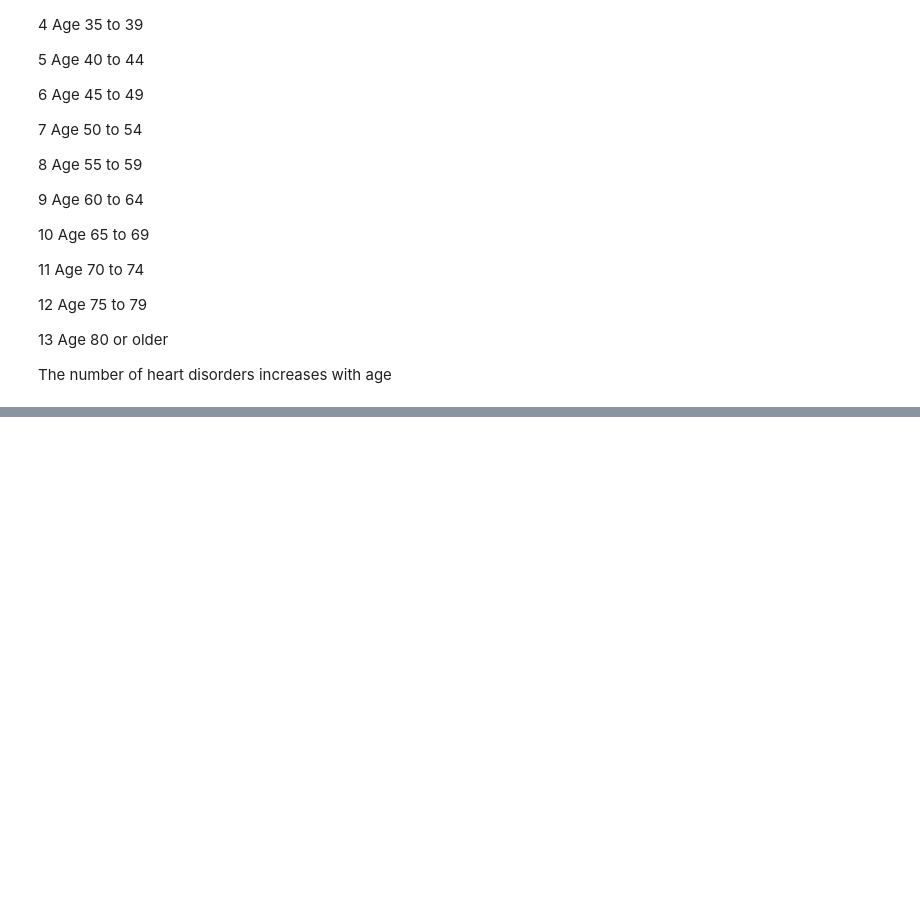
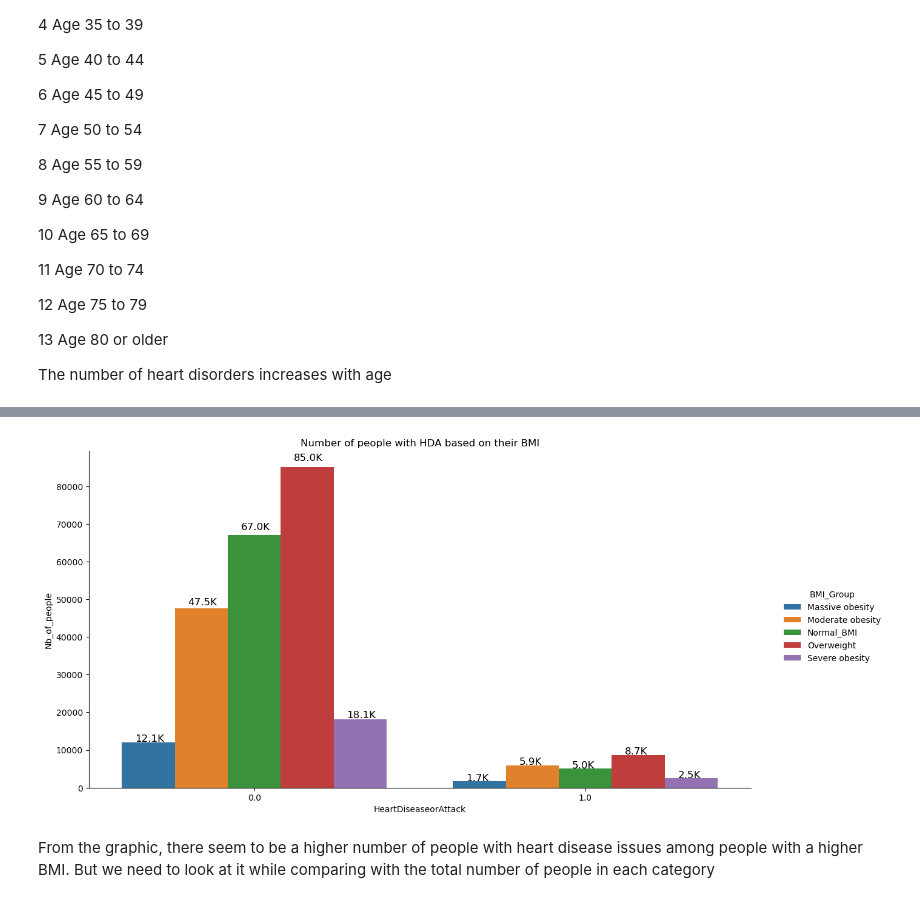
Before and after one commit to MaudGes/Heart_disease_model, a Jupyter notebook: Heart_Disease_EDA.ipynb, the cells around one changed output, grey strips where cells are left out. Cells and saved outputs as stored; diff of their text form; code cells hidden in the pictures; blank space fills up the shorter version.

```diff
--- a/Heart_Disease_EDA.ipynb
+++ b/Heart_Disease_EDA.ipynb
@@ -187,0 +199,8 @@ The number of heart disorders increases with age
+# %%
+#Isolationg the needed columns and sorting the values
+HDA_BMI = heart_disease_dataset[["HeartDiseaseorAttack","BMI"]]
+HDA_BMI.sort_values(by = "BMI", inplace = True)
+HDA_BMI
+
+#has_disease = HDA_BMI[HDA_BMI["HeartDiseaseorAttack"] == 1]
+#doesnt_have_disease = HDA_BMI[HDA_BMI["HeartDiseaseorAttack"] == 0]
@@ -187,0 +263,11 @@ The number of heart disorders increases with age
+# %%
+#Creating the needed dataframe to plot
+nb_of_people_depending_on_BMI = all_BMI.groupby("BMI_Group").value_counts().to_frame()
+nb_of_people_depending_on_BMI = pd.DataFrame(nb_of_people_depending_on_BMI)
+nb_of_people_depending_on_BMI.reset_index(inplace = True)
+nb_of_people_depending_on_BMI.drop(columns = ["BMI"], inplace = True)
+nb_of_people_depending_on_BMI.columns = ["BMI_Group", "HeartDiseaseorAttack","Nb_of_people"]
+nb_of_people_depending_on_BMI = nb_of_people_depending_on_BMI.groupby(["BMI_Group","HeartDiseaseorAttack"]).sum()
+nb_of_people_depending_on_BMI.reset_index(inplace = True)
+nb_of_people_depending_on_BMI
+#The total number of people is 253 680, as expected
@@ -187,0 +286,19 @@ The number of heart disorders increases with age
+# %%
+g = sns.catplot(kind='bar', data=nb_of_people_depending_on_BMI, x='HeartDiseaseorAttack', y='Nb_of_people', hue = 'BMI_Group').set(title = "Number of people with HDA based on their BMI")
+g.fig.set_size_inches(16,8)
+g.fig.subplots_adjust(top=0.81,right=0.86)
+
+ax = g.facet_axis(0,0)
+for p in ax.patches:
+    ax.text(p.get_x() + 0.04,
+            p.get_height() * 1.02,
+           '{0:.1f}K'.format(p.get_height()/1000),
+            color='black',
+            rotation='horizontal',
+            size='large')
+plt.show()
+# %% [output]
+[figure, added]
+# %% [markdown]
+From the graphic, there seem to be a higher number of people with heart disease issues among people with a higher BMI.
+But we need to look at it while comparing with the total number of people in each category
```
Also changed, not shown: parts of 15 cells of this notebook.
